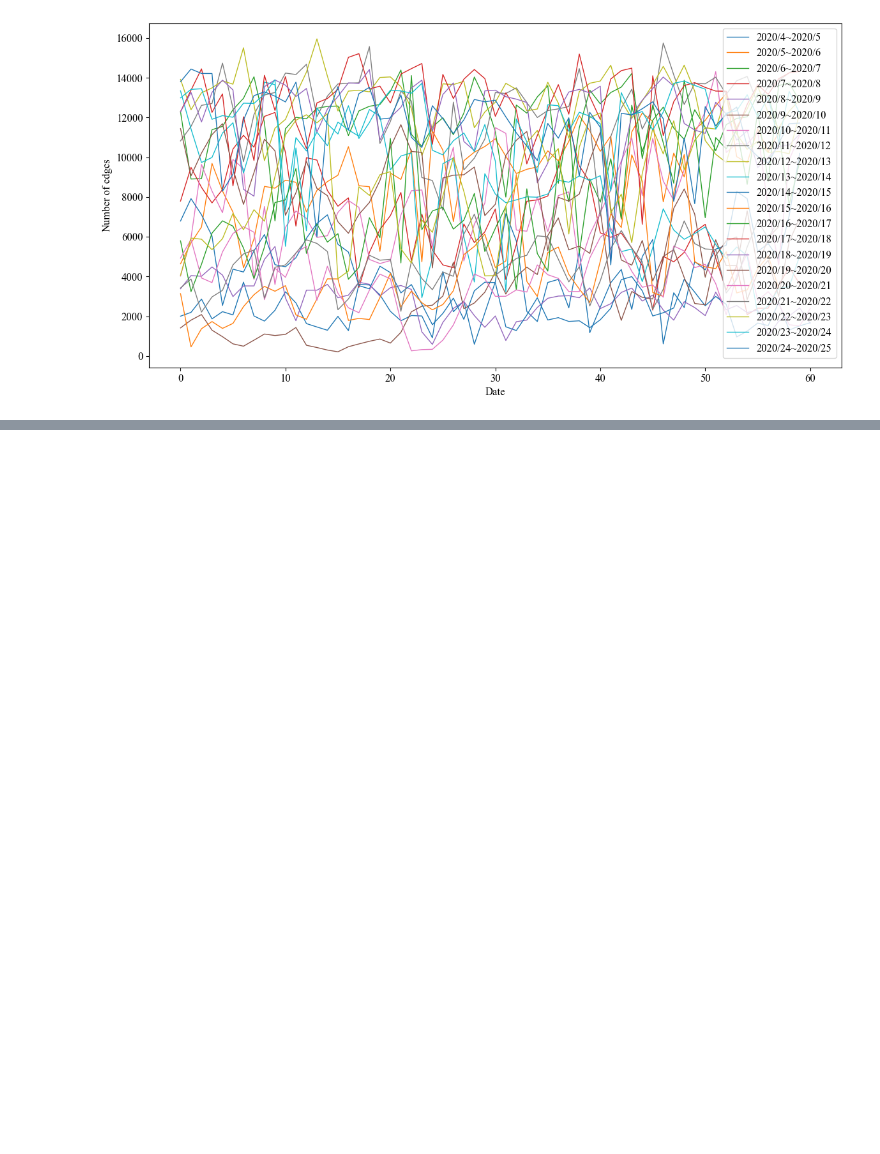
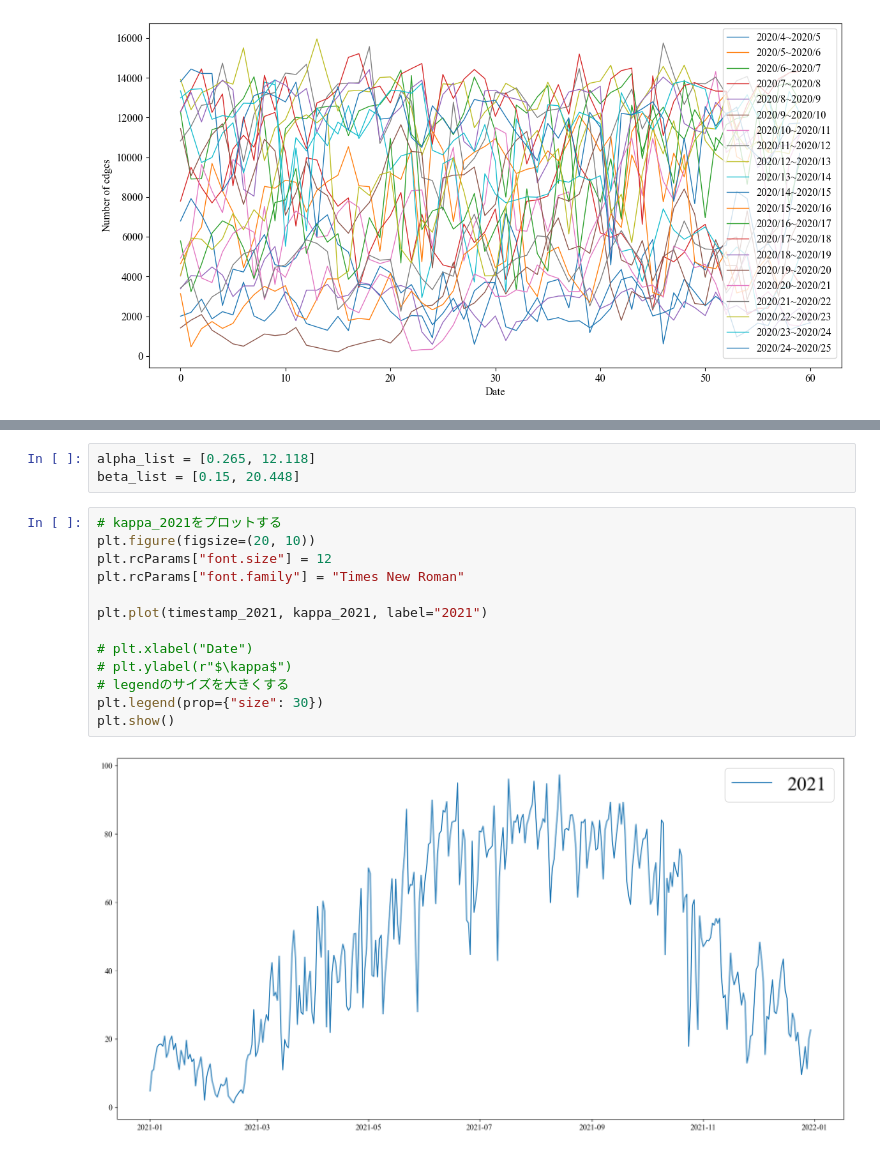
Before and after one commit to yiadka/mobility_scaling, a Jupyter notebook: notebooks/kappa_distribution.ipynb, the cells around one changed output, grey strips where cells are left out. Drawn from its saved outputs; the diff is of its cells as text; blank space fills up the shorter version.

```diff
--- a/notebooks/kappa_distribution.ipynb
+++ b/notebooks/kappa_distribution.ipynb
@@ -808,0 +901,18 @@ NameError: name 'df' is not defined
+# %%
+alpha_list = [0.265, 12.118]
+beta_list = [0.15, 20.448]
+# %%
+# kappa_2021をプロットする
+plt.figure(figsize=(20, 10))
+plt.rcParams["font.size"] = 12
+plt.rcParams["font.family"] = "Times New Roman"
+
+plt.plot(timestamp_2021, kappa_2021, label="2021")
+
+# plt.xlabel("Date")
+# plt.ylabel(r"$\kappa$")
+# legendのサイズを大きくする
+plt.legend(prop={"size": 30})
+plt.show()
+# %% [output]
+[figure, added]
```
Also changed, not shown: parts of 9 cells of this notebook, 1 other file.
